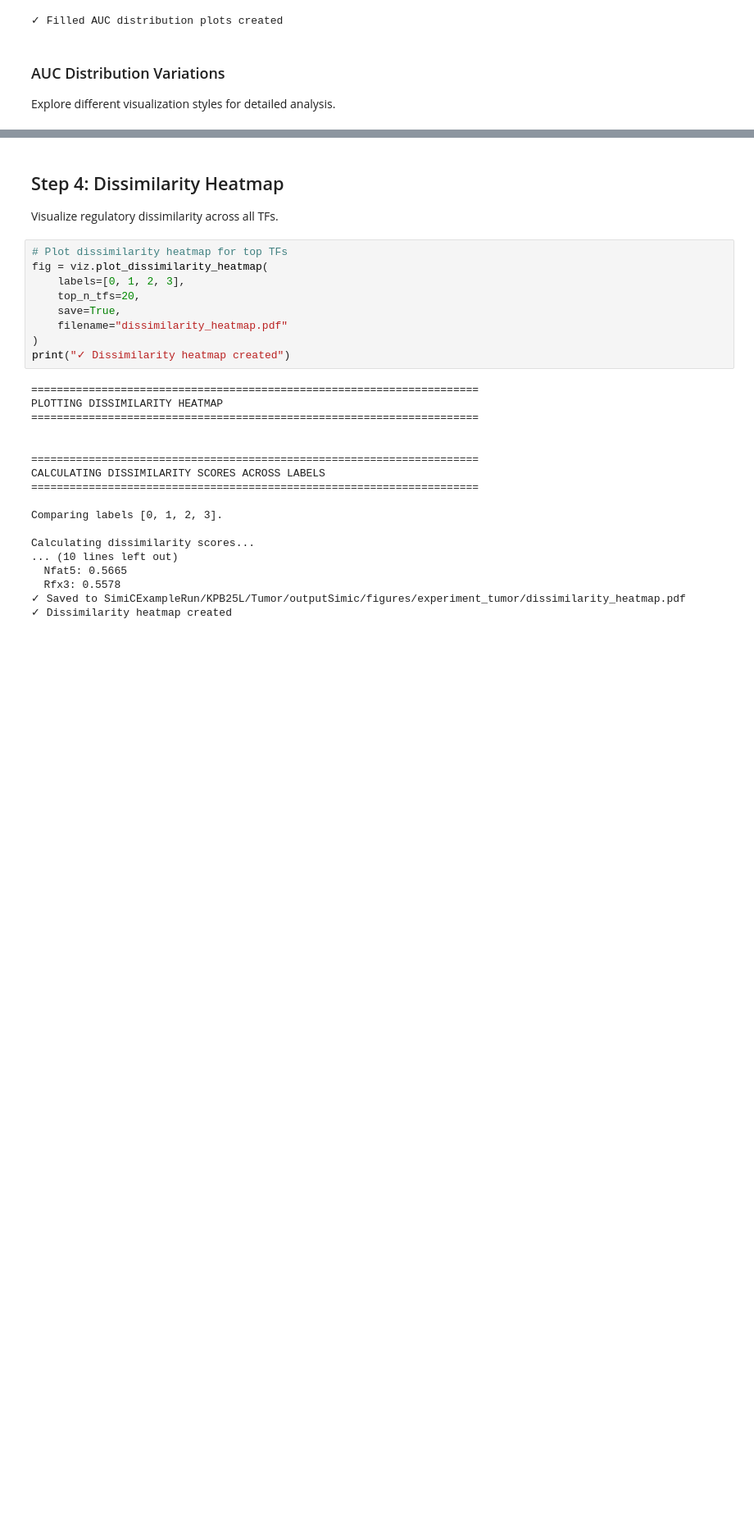
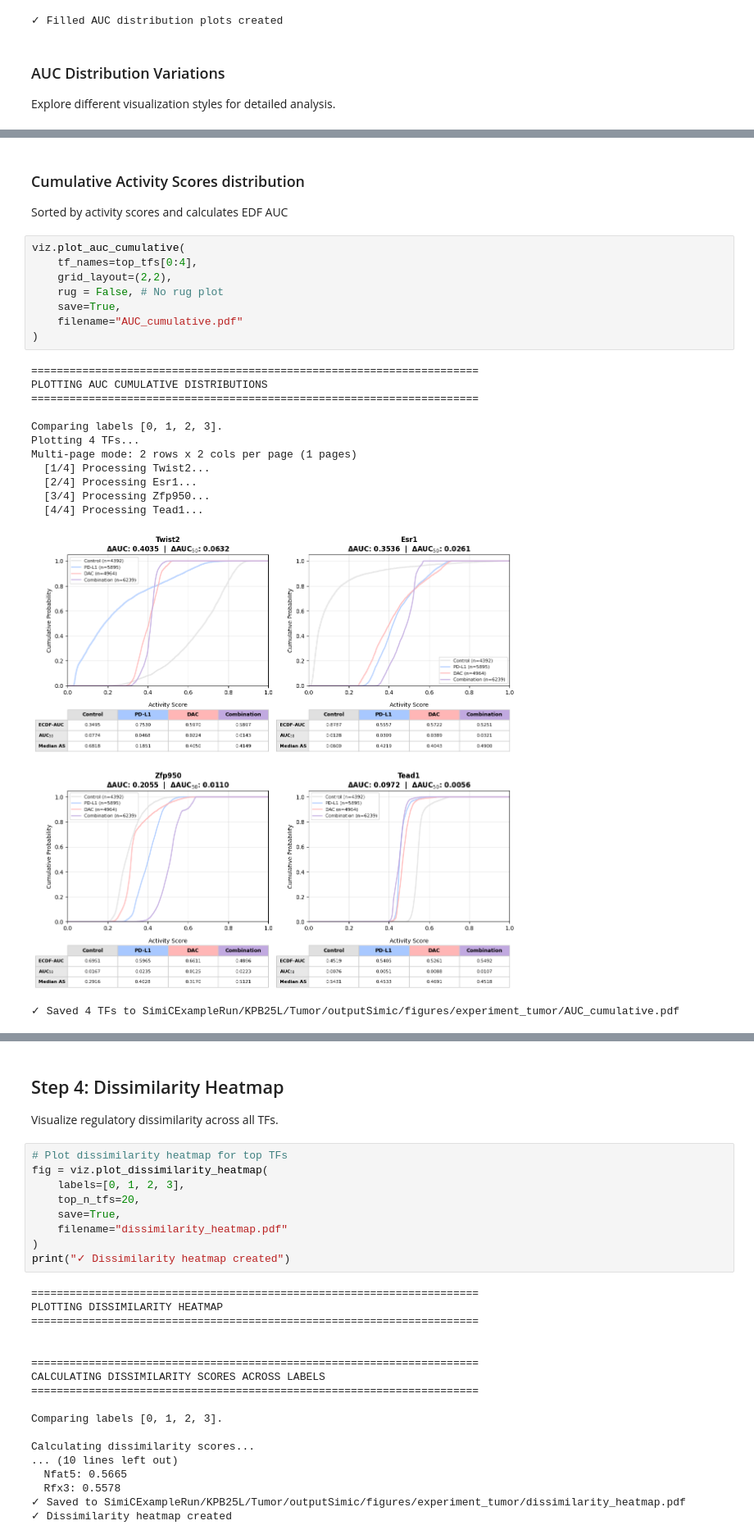
Before and after one commit to ML4BM-Lab/SimiCPipeline, a Jupyter notebook: notebooks/Tutorial_SimiCPipeline_visualization.ipynb, the cells around one changed output, grey strips where cells are left out. Shown at 82% size. Drawn from its saved outputs; the diff is of its cells as text; blank space fills up the shorter version.

```diff
--- a/notebooks/Tutorial_SimiCPipeline_visualization.ipynb
+++ b/notebooks/Tutorial_SimiCPipeline_visualization.ipynb
@@ -362,0 +351,25 @@ Multi-page mode: 4 rows x 2 cols per page (1 pages)
+# %% [markdown]
+### Cumulative Activity Scores distribution
+Sorted by activity scores and calculates EDF AUC
+# %%
+viz.plot_auc_cumulative(
+    tf_names=top_tfs[0:4],
+    grid_layout=(2,2),
+    rug = False, # No rug plot
+    save=True,
+    filename="AUC_cumulative.pdf"
+)
+# %% [output]
+======================================================================
+PLOTTING AUC CUMULATIVE DISTRIBUTIONS
+======================================================================
+
+Comparing labels [0, 1, 2, 3].
+Plotting 4 TFs...
+Multi-page mode: 2 rows x 2 cols per page (1 pages)
+  [1/4] Processing Twist2...
+  [2/4] Processing Esr1...
+  [3/4] Processing Zfp950...
+  [4/4] Processing Tead1...
+[figure, added]
+✓ Saved 4 TFs to SimiCExampleRun/KPB25L/Tumor/outputSimic/figures/experiment_tumor/AUC_cumulative.pdf
```
Also changed, not shown: parts of 7 cells of this notebook, 1 other file.
